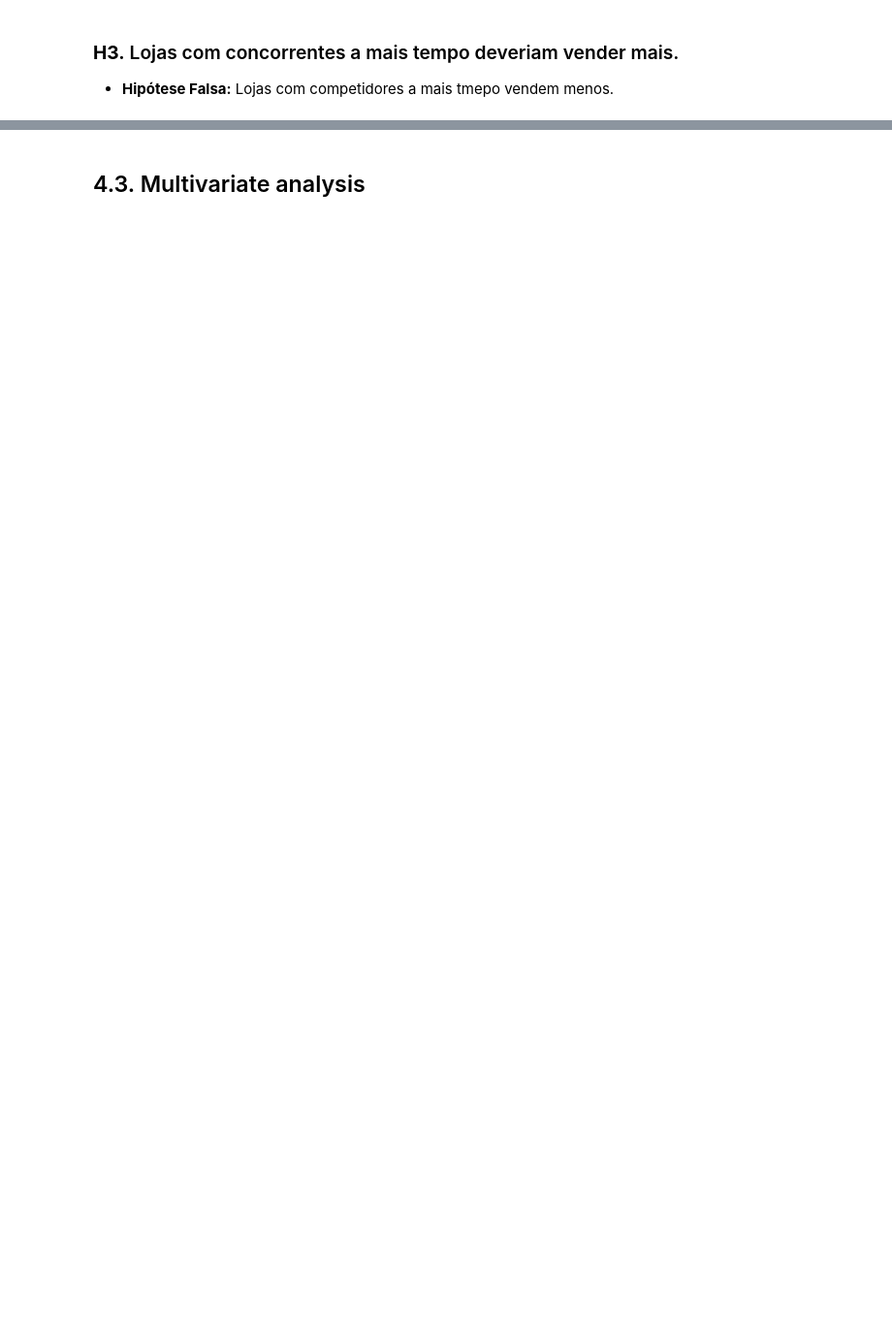
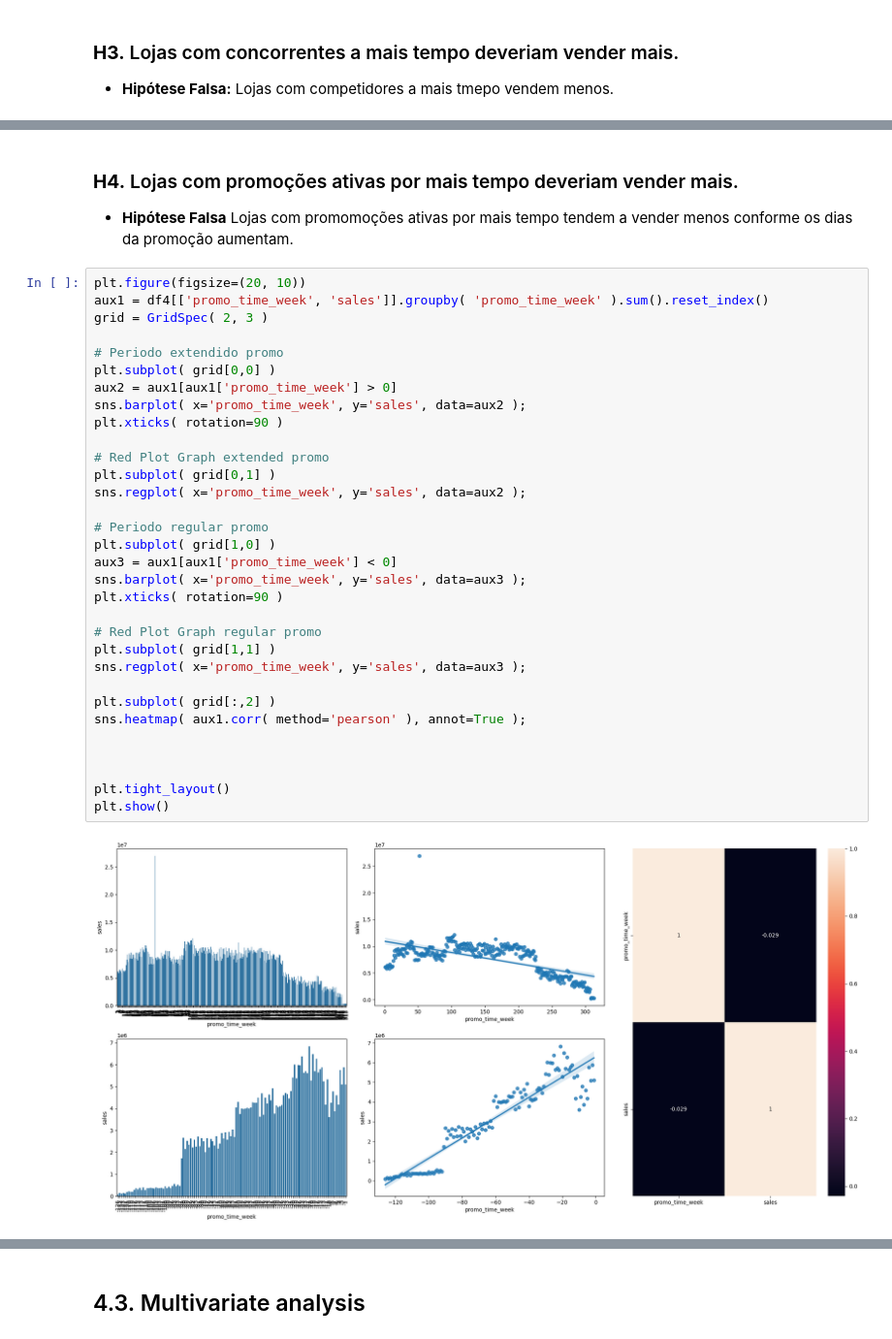
Before and after one commit to Eduupaiva/ds_em_produ, a Jupyter notebook: projeto_ds_em_prod.ipynb, the cells around one changed output, grey strips where cells are left out. Shown at 97% size. Drawn from its saved outputs; the diff is of its cells as text; blank space fills up the shorter version.

```diff
--- a/projeto_ds_em_prod.ipynb
+++ b/projeto_ds_em_prod.ipynb
@@ -583,0 +585,38 @@ plt.show()
+# %% [markdown]
+### **H4.** Lojas com promoções ativas por mais tempo deveriam vender mais.
+
+- **Hipótese Falsa** Lojas com promomoções ativas por mais tempo tendem a vender menos conforme os dias da promoção aumentam.
+# %%
+plt.figure(figsize=(20, 10))
+aux1 = df4[['promo_time_week', 'sales']].groupby( 'promo_time_week' ).sum().reset_index()
+grid = GridSpec( 2, 3 )
+
+# Periodo extendido promo
+plt.subplot( grid[0,0] )
+aux2 = aux1[aux1['promo_time_week'] > 0]
+sns.barplot( x='promo_time_week', y='sales', data=aux2 );
+plt.xticks( rotation=90 )
+
+# Red Plot Graph extended promo
+plt.subplot( grid[0,1] )
+sns.regplot( x='promo_time_week', y='sales', data=aux2 );
+
+# Periodo regular promo
+plt.subplot( grid[1,0] )
+aux3 = aux1[aux1['promo_time_week'] < 0]
+sns.barplot( x='promo_time_week', y='sales', data=aux3 );
+plt.xticks( rotation=90 )
+
+# Red Plot Graph regular promo
+plt.subplot( grid[1,1] )
+sns.regplot( x='promo_time_week', y='sales', data=aux3 );
+
+plt.subplot( grid[:,2] )
+sns.heatmap( aux1.corr( method='pearson' ), annot=True );
+
+
+
+plt.tight_layout()
+plt.show()
+# %% [output]
+[figure, added]
```
Also changed, not shown: parts of 9 cells of this notebook.
